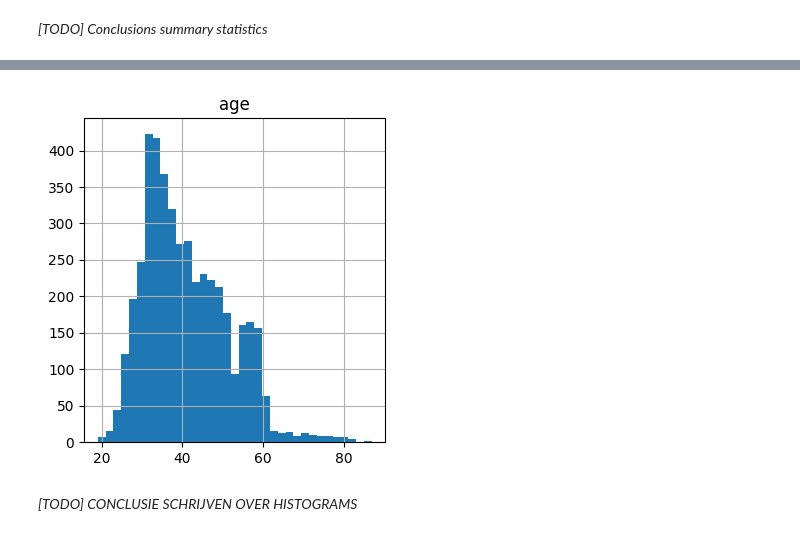
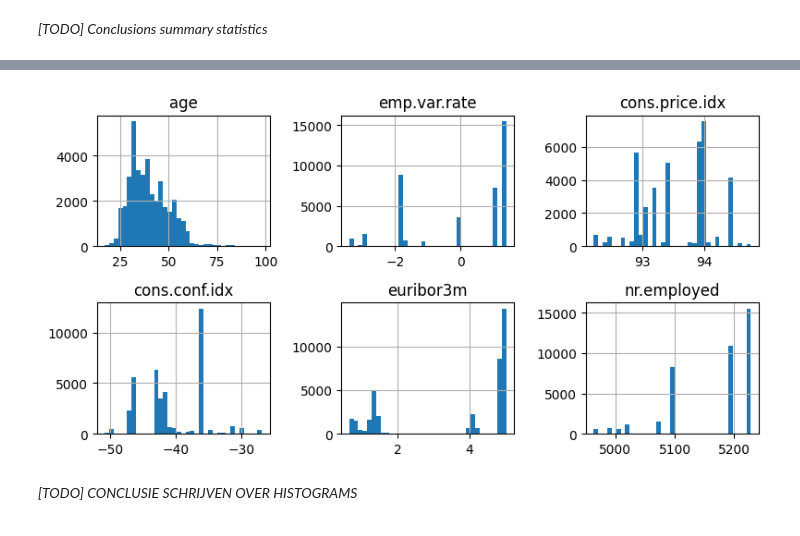
Before and after one commit to DSBE-Semester-A/DataMining, a Jupyter notebook: Assignment2/Assignment_2.ipynb, the cells around one changed output, grey strips where cells are left out. Cells and saved outputs as stored; diff of their text form; code cells hidden in the pictures.

```diff
--- a/Assignment2/Assignment_2.ipynb
+++ b/Assignment2/Assignment_2.ipynb
@@ -57 +54,4 @@ df_demo = df_bank_full[demographic_variables]
+# %%
+demographic_variables = ['age', 'job', 'marital', 'education', 'emp.var.rate', 'cons.price.idx', 'cons.conf.idx', 'euribor3m', 'nr.employed', 'y']
+df_demo = df_bank_additional_full[demographic_variables]
 # %% [markdown]
@@ -170,7 +206,7 @@ df_demo[numerical_columns].describe(include='all')
 plt.figure(figsize=(15, 10))
 for i, feature in enumerate(numerical_columns, 1):
     plt.subplot(len(numerical_columns)//3 + 1, 3, i)
-    sns.boxplot(y=df_bank[feature], showfliers=True)
+    sns.boxplot(y=df_demo[feature], showfliers=True)
     plt.title(feature)
 plt.tight_layout()
 plt.show()
@@ -179,14 +215,14 @@ plt.show()
 # %%
 # create a figure with histogram subplots
-plt.figure(figsize=(10, 4))
+plt.figure(figsize=(8, 6))
 for i, feature in enumerate(numerical_columns, 1):
     plt.subplot(len(numerical_columns)//3 + 1, 3, i)
-    df_bank[feature].hist(bins=35)
+    df_demo[feature].hist(bins=35)
     plt.title(feature)
 plt.tight_layout()
 plt.show()
 # %% [output]
-[figure, old version]
+[figure, new version]
 # %% [markdown]
 *[TODO] CONCLUSIE SCHRIJVEN OVER HISTOGRAMS*
 # %% [markdown]
```
Also changed, not shown: parts of 24 cells of this notebook.
